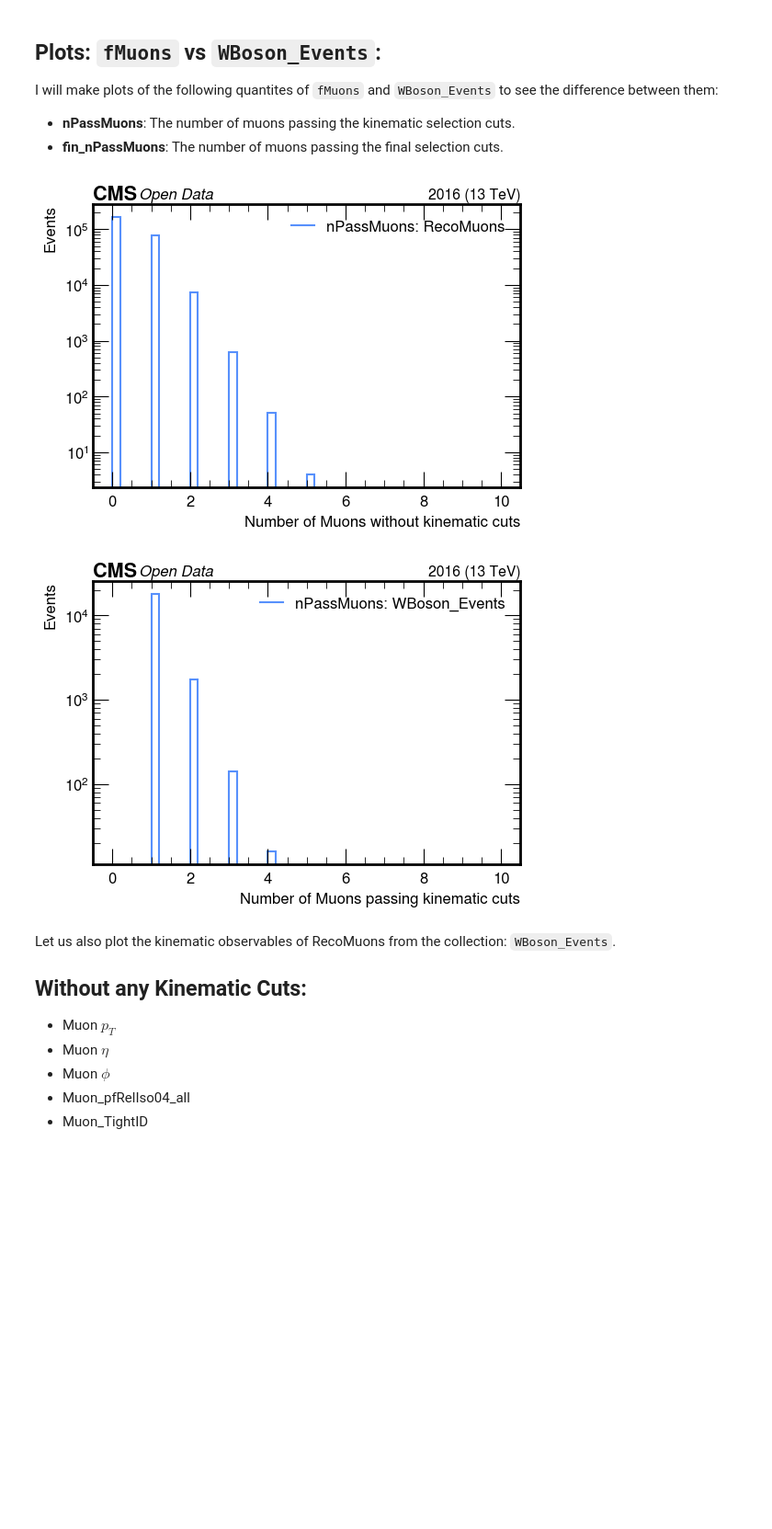
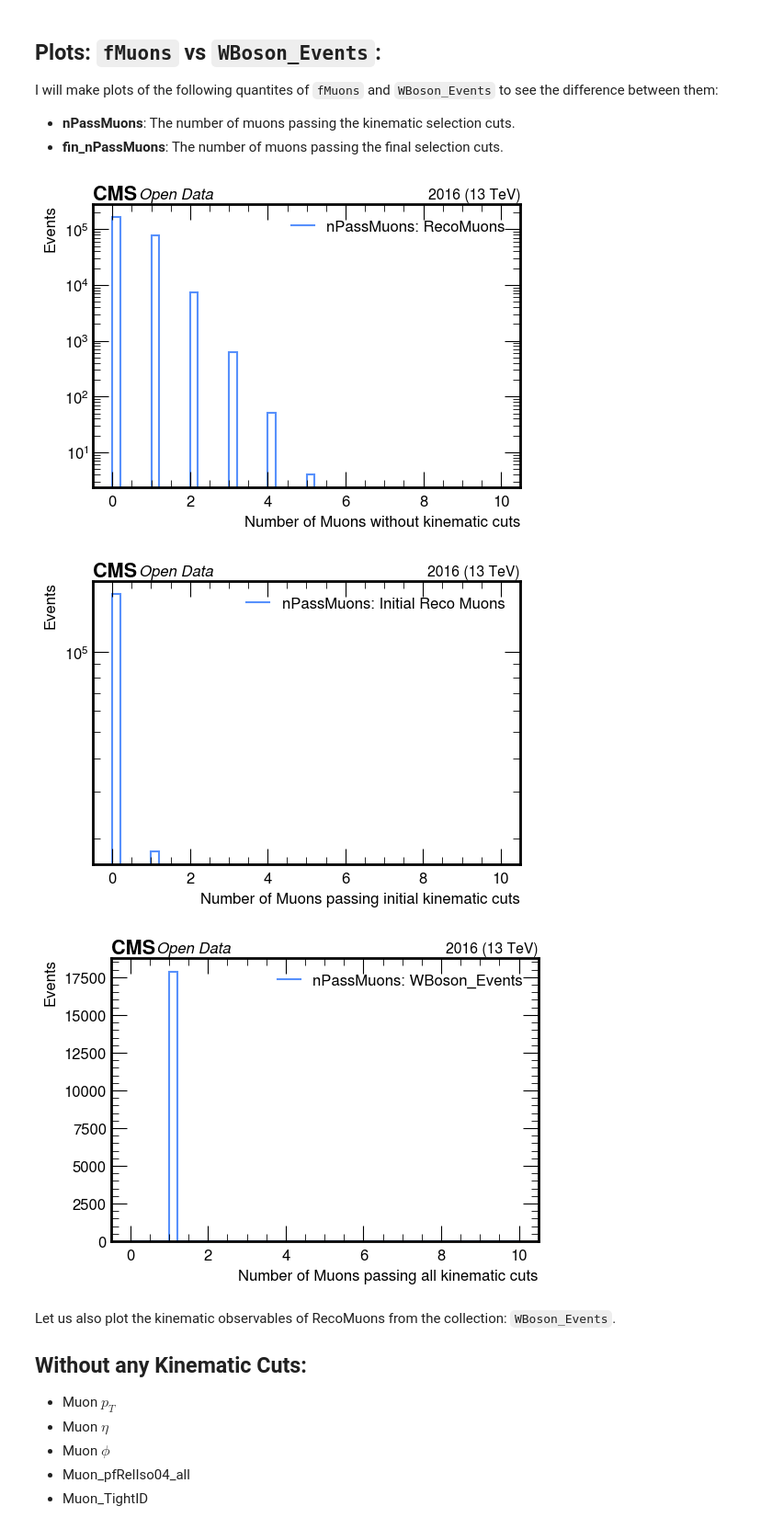
Before and after one commit to xondikoi03/charmTaggingAnalysis, a Jupyter notebook: Coffea/notebooks/charmAnalysis.ipynb, the cells around one changed output. Shown at 92% size. Drawn from its saved outputs; the diff is of its cells as text; code cells hidden in the pictures; blank space fills up the shorter version.

```diff
--- a/Coffea/notebooks/charmAnalysis.ipynb
+++ b/Coffea/notebooks/charmAnalysis.ipynb
@@ -138,17 +138,19 @@ make_hist(
 # %% [markdown]
 Here I am trying to make a selection of all the events that pass the above selection cuts rather than making a singular physics object collection like - RecoMuons that pass the selection cuts.
 # %%
-# Let's see if we can do this in another way:
+# Per - Muon selection (kinematic) cuts:
+RecoMuons = events.Muon
+MET = events.MET
 Sel_Cuts = (
-    (events.Muon.pt > 35) &
-    (abs(events.Muon.eta) < 2.4) &
-    (abs(events.Muon.pfRelIso04_all) < 0.15) &
-    (events.Muon.tightId == 1)
+    (RecoMuons.pt > 35) &
+    (abs(RecoMuons.eta) < 2.4) &
+    (abs(RecoMuons.pfRelIso04_all) < 0.15) &
+    (RecoMuons.tightId == 1)
 )
-Mu_Mt = np.sqrt(2 * events.Muon.pt * events.MET.pt * (1 - np.cos(events.Muon.phi - events.MET.phi)))
-Sel_Cuts = Sel_Cuts & (Mu_Mt > 55)
-Sel_Cuts = dak.any(Sel_Cuts, axis=1)
-pass_events = events[Sel_Cuts]
+Mu_Mt = np.sqrt(2 * RecoMuons.pt * MET.pt * (1 - np.cos(RecoMuons.phi - MET.phi)))
+Selection_Mask = Sel_Cuts & (Mu_Mt > 55)
+Selection_Mask = dak.all(Selection_Mask, axis=1)
+pass_events = events[Selection_Mask]
 
 # Leading Muon Collection and Transverse Momentum:
 Leading_Muons = dak.firsts(pass_events.Muon)
@@ -183,29 +185,43 @@ I will make plots of the following quantites of `fMuons` and `WBoson_Events` to
 # %%
 # Number of Muons before any Selection cuts:
 nRecoMuons = dak.num(RecoMuons.pt)
 make_hist(
     nRecoMuons,
     50, 0, 10,
     "Number of Muons without kinematic cuts",
     "Events",
     "nPassMuons: RecoMuons",
     fname="Plots/nPassMuons_RecoMuons.png",
     logy=True
 )
 
+# Number after Selection Mask is applied:
+nSelectedMuons = dak.num(pass_events.Muon.pt)
+make_hist(
+    nSelectedMuons,
+    50, 0, 10,
+    "Number of Muons passing initial kinematic cuts",
+    "Events",
+    "nPassMuons: Initial Reco Muons",
+    fname=None,
+    logy=True
+)
+
 # WBoson_Events
+nFinalSelectedMuons = dak.num(WBoson_Events.Muon.pt)
 make_hist(
-    nPassMuons,
+    nFinalSelectedMuons,
     50, 0, 10,
-    "Number of Muons passing kinematic cuts",
+    "Number of Muons passing all kinematic cuts",
     "Events",
     "nPassMuons: WBoson_Events",
     fname="Plots/nPassMuons_WBoson_Events.png",
-    logy=True
+    logy=False
 )
 # %% [output]
 [figure]
-[figure, old version]
+[figure, new version]
+[figure, added]
 # %% [markdown]
 Let us also plot the kinematic observables of RecoMuons from the collection: `WBoson_Events`.
 
```
Also changed, not shown: parts of 10 cells of this notebook.
